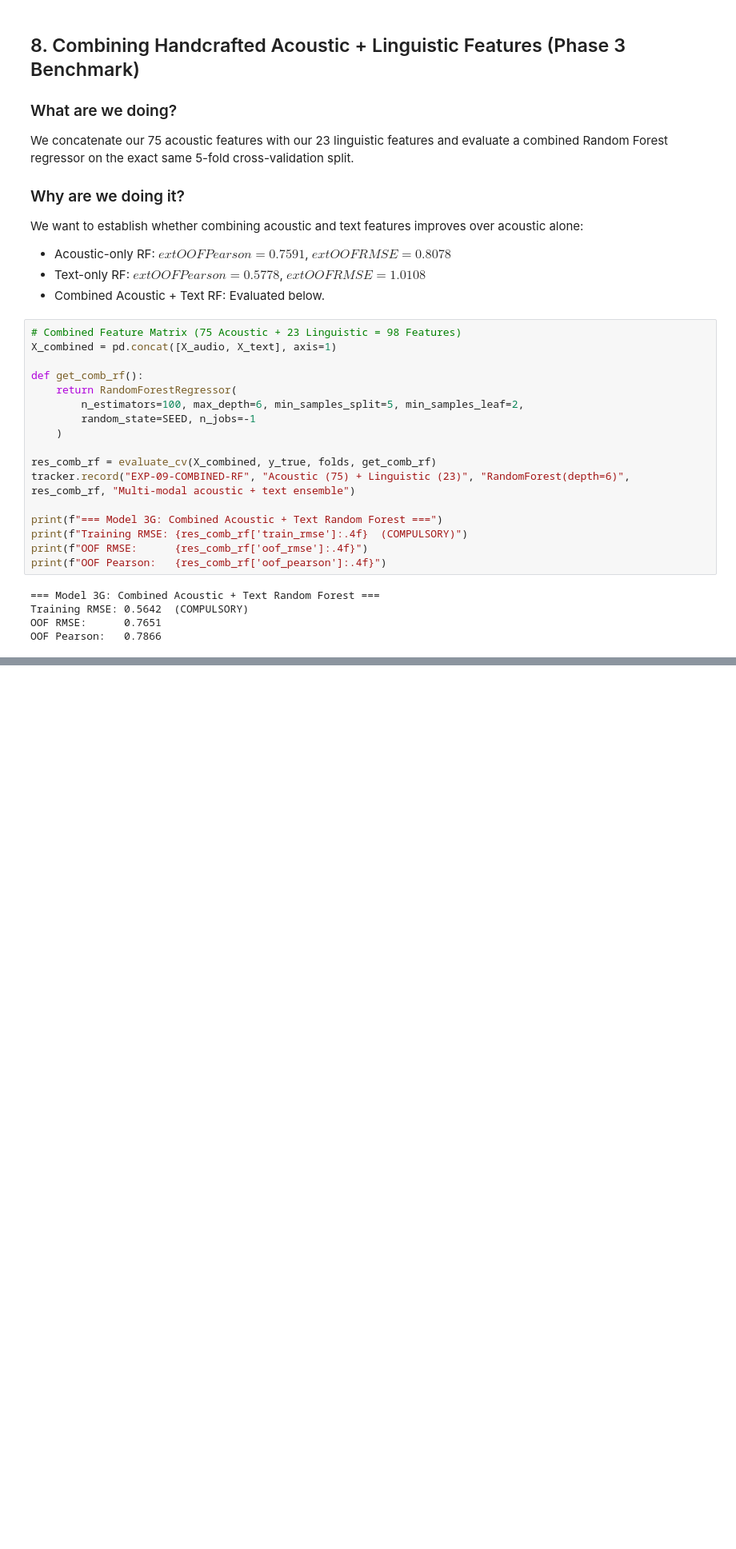
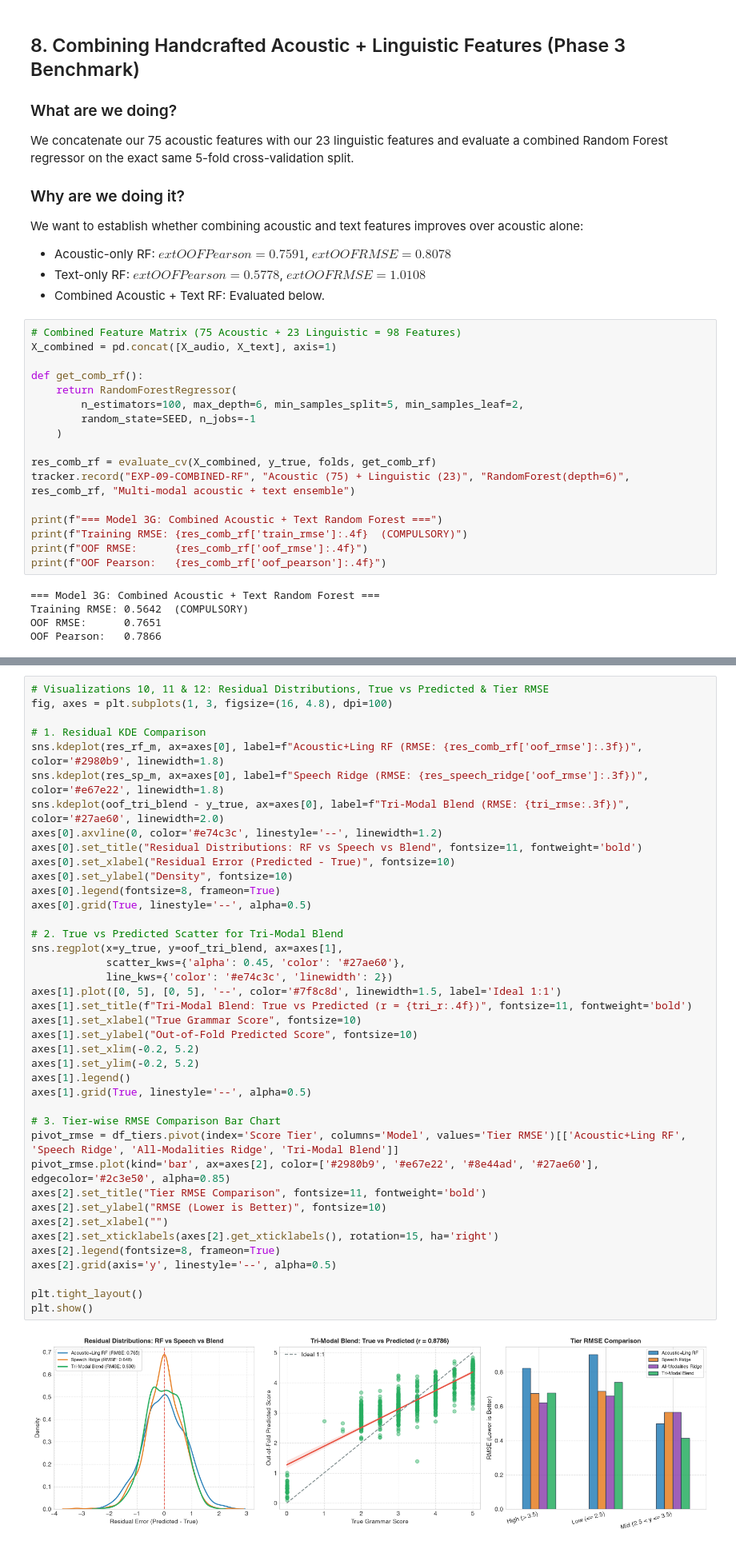
Before and after one commit to nandinikhandelwal120603/SHL_HIRING_ASSESMENT, a Jupyter notebook: notebook/shl_grammar_scoring.ipynb, the cells around one changed output, grey strips where cells are left out. Shown at 80% size. Saved outputs shown, nothing was run; the diff lists cells and outputs as text; blank space fills up the shorter version.

```diff
--- a/notebook/shl_grammar_scoring.ipynb
+++ b/notebook/shl_grammar_scoring.ipynb
@@ -1407,0 +1297,42 @@ The **weighted ensemble blend** ($73.7\%$ Acoustic+Linguistic Random Forest + $2
+# %%
+# Visualizations 10, 11 & 12: Residual Distributions, True vs Predicted & Tier RMSE
+fig, axes = plt.subplots(1, 3, figsize=(16, 4.8), dpi=100)
+
+# 1. Residual KDE Comparison
+sns.kdeplot(res_rf_m, ax=axes[0], label=f"Acoustic+Ling RF (RMSE: {res_comb_rf['oof_rmse']:.3f})", color='#2980b9', linewidth=1.8)
+sns.kdeplot(res_sp_m, ax=axes[0], label=f"Speech Ridge (RMSE: {res_speech_ridge['oof_rmse']:.3f})", color='#e67e22', linewidth=1.8)
+sns.kdeplot(oof_tri_blend - y_true, ax=axes[0], label=f"Tri-Modal Blend (RMSE: {tri_rmse:.3f})", color='#27ae60', linewidth=2.0)
+axes[0].axvline(0, color='#e74c3c', linestyle='--', linewidth=1.2)
+axes[0].set_title("Residual Distributions: RF vs Speech vs Blend", fontsize=11, fontweight='bold')
+axes[0].set_xlabel("Residual Error (Predicted - True)", fontsize=10)
+axes[0].set_ylabel("Density", fontsize=10)
+axes[0].legend(fontsize=8, frameon=True)
+axes[0].grid(True, linestyle='--', alpha=0.5)
+
+# 2. True vs Predicted Scatter for Tri-Modal Blend
+sns.regplot(x=y_true, y=oof_tri_blend, ax=axes[1],
+            scatter_kws={'alpha': 0.45, 'color': '#27ae60'},
+            line_kws={'color': '#e74c3c', 'linewidth': 2})
+axes[1].plot([0, 5], [0, 5], '--', color='#7f8c8d', linewidth=1.5, label='Ideal 1:1')
+axes[1].set_title(f"Tri-Modal Blend: True vs Predicted (r = {tri_r:.4f})", fontsize=11, fontweight='bold')
+axes[1].set_xlabel("True Grammar Score", fontsize=10)
+axes[1].set_ylabel("Out-of-Fold Predicted Score", fontsize=10)
+axes[1].set_xlim(-0.2, 5.2)
+axes[1].set_ylim(-0.2, 5.2)
+axes[1].legend()
+axes[1].grid(True, linestyle='--', alpha=0.5)
+
+# 3. Tier-wise RMSE Comparison Bar Chart
+pivot_rmse = df_tiers.pivot(index='Score Tier', columns='Model', values='Tier RMSE')[['Acoustic+Ling RF', 'Speech Ridge', 'All-Modalities Ridge', 'Tri-Modal Blend']]
+pivot_rmse.plot(kind='bar', ax=axes[2], color=['#2980b9', '#e67e22', '#8e44ad', '#27ae60'], edgecolor='#2c3e50', alpha=0.85)
+axes[2].set_title("Tier RMSE Comparison", fontsize=11, fontweight='bold')
+axes[2].set_ylabel("RMSE (Lower is Better)", fontsize=10)
+axes[2].set_xlabel("")
+axes[2].set_xticklabels(axes[2].get_xticklabels(), rotation=15, ha='right')
+axes[2].legend(fontsize=8, frameon=True)
+axes[2].grid(axis='y', linestyle='--', alpha=0.5)
+
+plt.tight_layout()
+plt.show()
+# %% [output]
+[figure, added]
```
Also changed, not shown: parts of 46 cells of this notebook, 3 other files.
